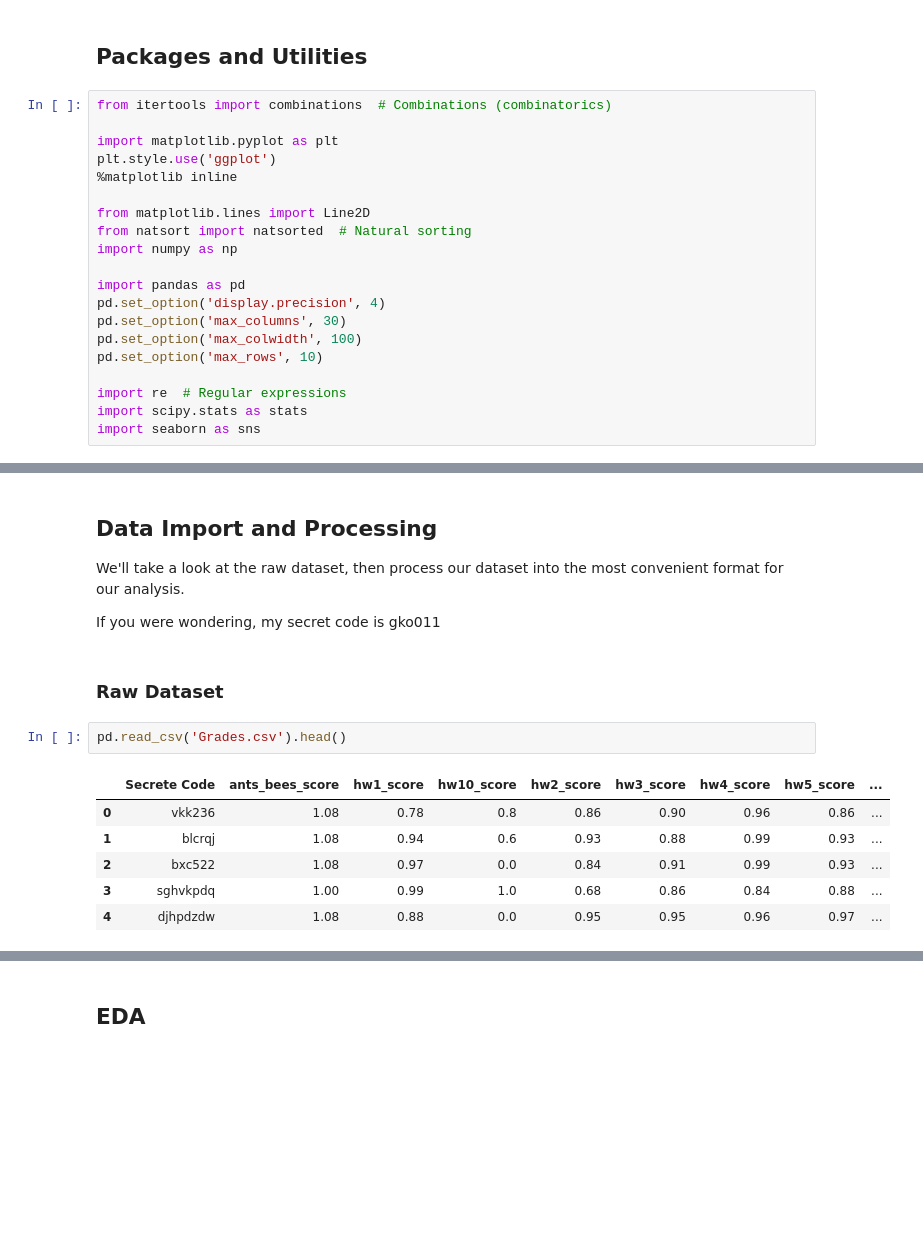
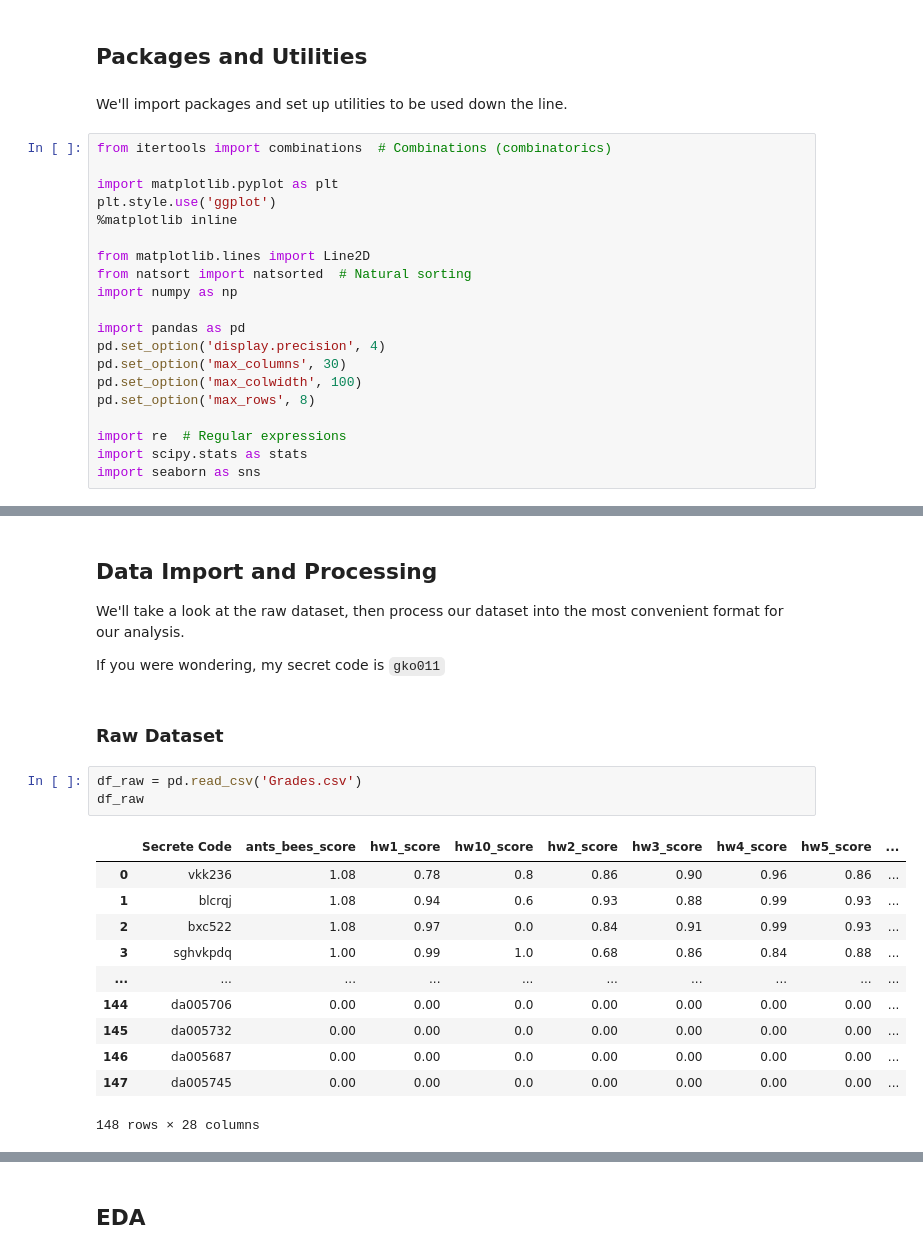
Before and after one commit to dleestat/grades, a Jupyter notebook: Grades.ipynb, the cells around one changed output, grey strips where cells are left out. Cells and saved outputs as stored; diff of their text form; blank space fills up the shorter version.

```diff
--- a/Grades.ipynb
+++ b/Grades.ipynb
@@ -25,6 +25,8 @@ Since UCSD runs on the quarter system, the course consists of ten weeks of instr
 weeks = range(1,11)
 # %% [markdown]
 ## Packages and Utilities
+# %% [markdown]
+We'll import packages and set up utilities to be used down the line.
 # %%
 from itertools import combinations  # Combinations (combinatorics)
 
@@ -40,7 +42,7 @@ import pandas as pd
 pd.set_option('display.precision', 4)
 pd.set_option('max_columns', 30)
 pd.set_option('max_colwidth', 100)
-pd.set_option('max_rows', 10)
+pd.set_option('max_rows', 8)
 
 import re  # Regular expressions
 import scipy.stats as stats
@@ -57,15 +59,21 @@ IPython.OutputArea.prototype._should_scroll = function(lines) {
 ## Data Import and Processing
 We'll take a look at the raw dataset, then process our dataset into the most convenient format for our analysis.
 
-If you were wondering, my secret code is gko011
+If you were wondering, my secret code is `gko011`
 # %% [markdown]
 ### Raw Dataset
 # %%
-pd.read_csv('Grades.csv').head()
+df_raw = pd.read_csv('Grades.csv')
+df_raw
 # %% [output]
 |  | Secrete Code | ants_bees_score | hw1_score | hw10_score | hw2_score | hw3_score | hw4_score | hw5_score | ... |
 | 0 | vkk236 | 1.08 | 0.78 | 0.8 | 0.86 | 0.90 | 0.96 | 0.86 | ... |
 | 1 | blcrqj | 1.08 | 0.94 | 0.6 | 0.93 | 0.88 | 0.99 | 0.93 | ... |
 | 2 | bxc522 | 1.08 | 0.97 | 0.0 | 0.84 | 0.91 | 0.99 | 0.93 | ... |
 | 3 | sghvkpdq | 1.00 | 0.99 | 1.0 | 0.68 | 0.86 | 0.84 | 0.88 | ... |
-| 4 | djhpdzdw | 1.08 | 0.88 | 0.0 | 0.95 | 0.95 | 0.96 | 0.97 | ... |
+| ... | ... | ... | ... | ... | ... | ... | ... | ... | ... |
+| 144 | da005706 | 0.00 | 0.00 | 0.0 | 0.00 | 0.00 | 0.00 | 0.00 | ... |
+| 145 | da005732 | 0.00 | 0.00 | 0.0 | 0.00 | 0.00 | 0.00 | 0.00 | ... |
+| 146 | da005687 | 0.00 | 0.00 | 0.0 | 0.00 | 0.00 | 0.00 | 0.00 | ... |
+| 147 | da005745 | 0.00 | 0.00 | 0.0 | 0.00 | 0.00 | 0.00 | 0.00 | ... |
+148 rows × 28 columns
```
Also changed, not shown: parts of 12 cells of this notebook.
